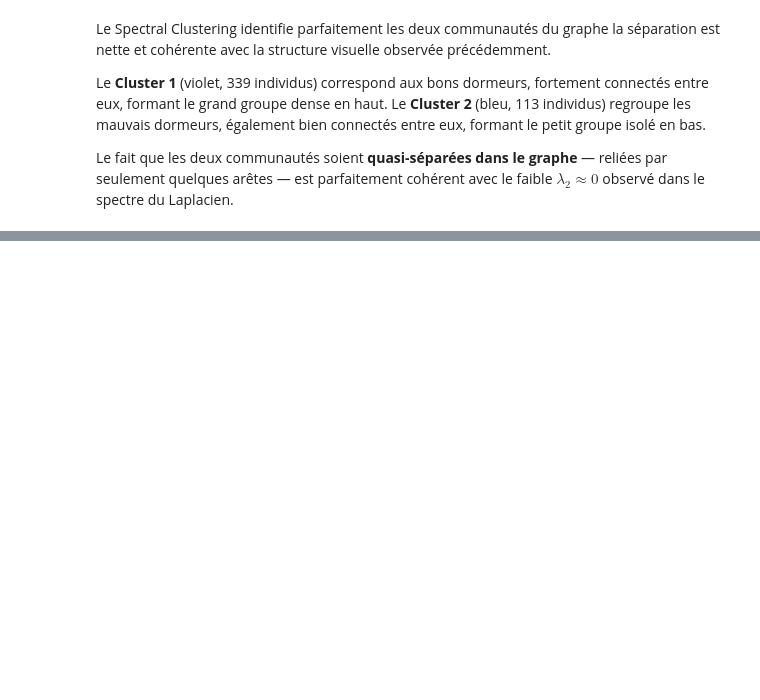
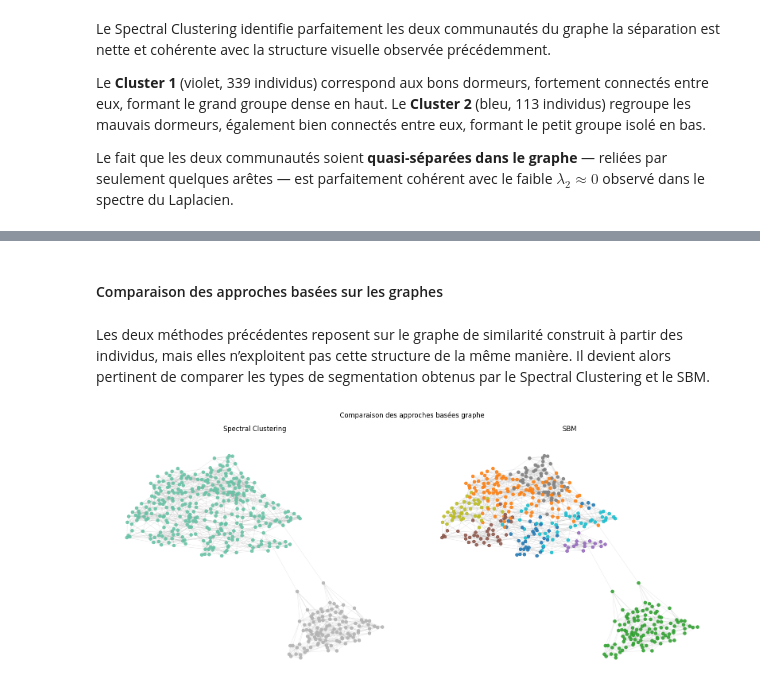
Before and after one commit to AhmedBousbih/Projet-analyse-de-donn-es, a Jupyter notebook: Projet_Analyse_de_données.ipynb, the cells around one changed output, grey strips where cells are left out. Cells and saved outputs as stored; diff of their text form; code cells hidden in the pictures; blank space fills up the shorter version.

```diff
--- a/Projet_Analyse_de_données.ipynb
+++ b/Projet_Analyse_de_données.ipynb
@@ -1435,0 +1617,61 @@ le faible $\lambda_2 \approx 0$ observé dans le spectre du Laplacien.
+# %% [markdown]
+#### Comparaison des approches basées sur les graphes
+# %% [markdown]
+Les deux méthodes précédentes reposent sur le graphe de similarité construit à partir des individus, mais elles n’exploitent pas cette structure de la même manière. Il devient alors pertinent de comparer les types de segmentation obtenus par le Spectral Clustering et le SBM.
+# %%
+fig, axes = plt.subplots(1, 2, figsize=(16,7))
+
+# --- Spectral Clustering --- #
+
+nx.draw_networkx_nodes(
+    G,
+    pos,
+    node_color=spectral_labels,
+    cmap='Set2',
+    node_size=30,
+    alpha=0.85,
+    ax=axes[0]
+)
+
+nx.draw_networkx_edges(
+    G,
+    pos,
+    alpha=0.12,
+    edge_color='gray',
+    ax=axes[0]
+)
+
+axes[0].set_title("Spectral Clustering")
+axes[0].axis('off')
+
+# --- SBM --- #
+
+nx.draw_networkx_nodes(
+    G,
+    pos,
+    node_color=labels_sbm,
+    cmap='tab10',
+    node_size=30,
+    alpha=0.85,
+    ax=axes[1]
+)
+
+nx.draw_networkx_edges(
+    G,
+    pos,
+    alpha=0.12,
+    edge_color='gray',
+    ax=axes[1]
+)
+
+axes[1].set_title("SBM")
+
+axes[1].axis('off')
+
+plt.suptitle("Comparaison des approches basées graphe")
+
+plt.tight_layout()
+
+plt.show()
+# %% [output]
+[figure, added]
```
Also changed, not shown: parts of 17 cells of this notebook.
